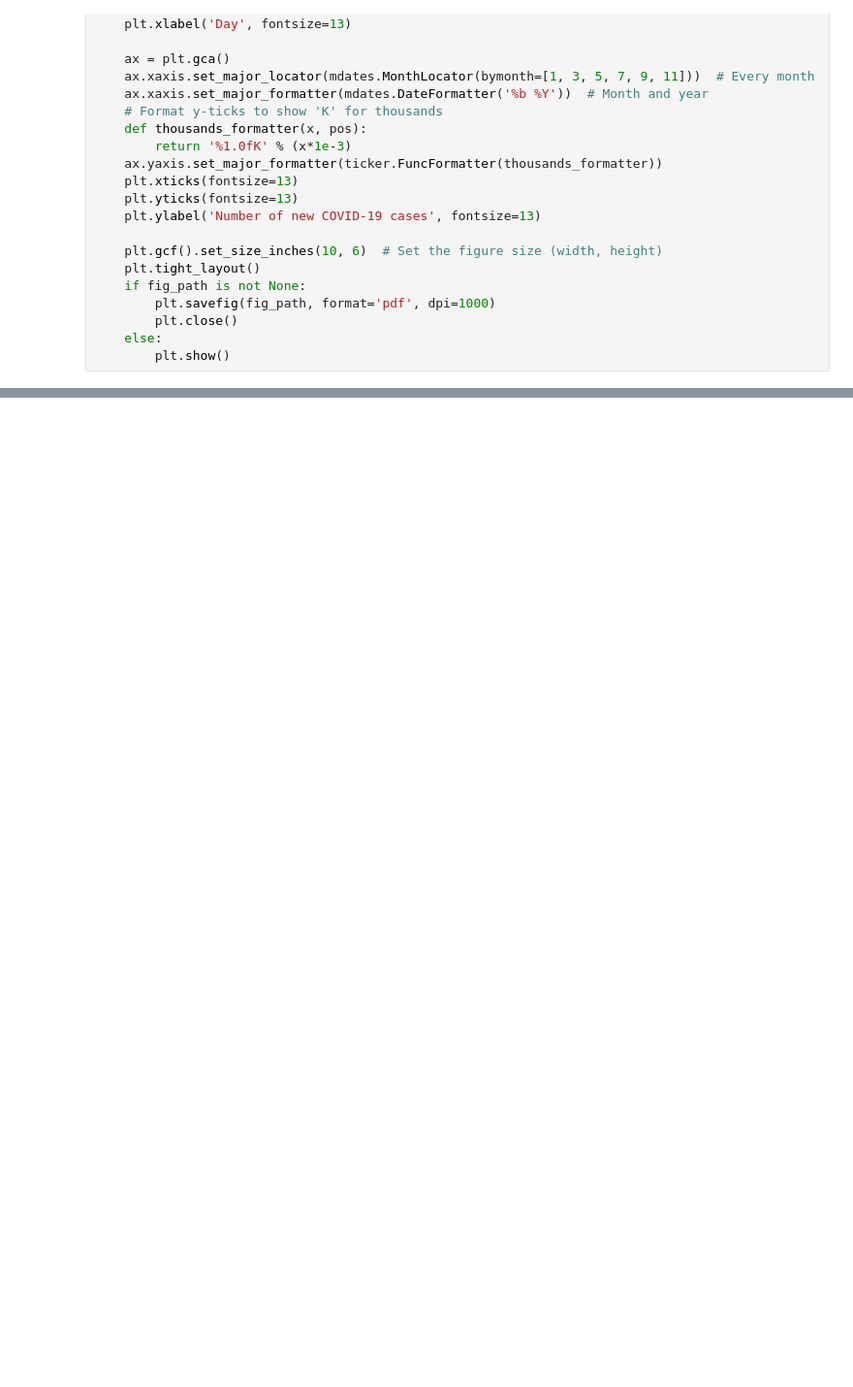
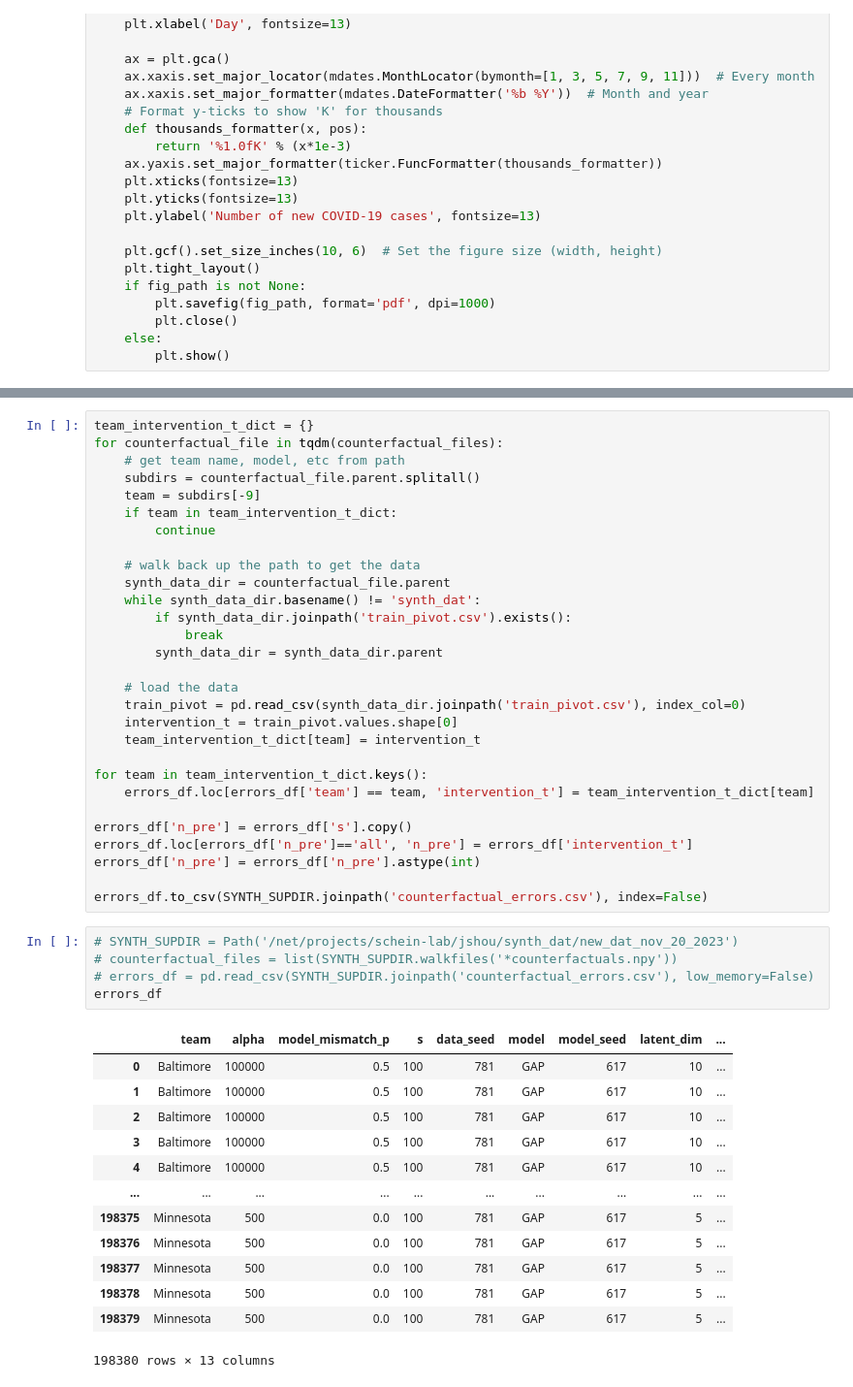
Before and after one commit to Joshuashou/Synthetic-Control-Paper-Model, a Jupyter notebook: src/semi_synthetic_experiment.ipynb, the cells around one changed output, grey strips where cells are left out. Shown at 97% size. Saved outputs shown, nothing was run; the diff lists cells and outputs as text; blank space fills up the shorter version.

```diff
--- a/src/semi_synthetic_experiment.ipynb
+++ b/src/semi_synthetic_experiment.ipynb
@@ -380,0 +449,48 @@ plot_counterfactual_trajectories(total_pivot,
+# %%
+team_intervention_t_dict = {}
+for counterfactual_file in tqdm(counterfactual_files):
+    # get team name, model, etc from path
+    subdirs = counterfactual_file.parent.splitall()
+    team = subdirs[-9]
+    if team in team_intervention_t_dict:
+        continue
+
+    # walk back up the path to get the data
+    synth_data_dir = counterfactual_file.parent
+    while synth_data_dir.basename() != 'synth_dat':
+        if synth_data_dir.joinpath('train_pivot.csv').exists():
+            break
+        synth_data_dir = synth_data_dir.parent
+
+    # load the data
+    train_pivot = pd.read_csv(synth_data_dir.joinpath('train_pivot.csv'), index_col=0)
+    intervention_t = train_pivot.values.shape[0]
+    team_intervention_t_dict[team] = intervention_t
+
+for team in team_intervention_t_dict.keys():
+    errors_df.loc[errors_df['team'] == team, 'intervention_t'] = team_intervention_t_dict[team]
+
+errors_df['n_pre'] = errors_df['s'].copy()
+errors_df.loc[errors_df['n_pre']=='all', 'n_pre'] = errors_df['intervention_t']
+errors_df['n_pre'] = errors_df['n_pre'].astype(int)
+
+errors_df.to_csv(SYNTH_SUPDIR.joinpath('counterfactual_errors.csv'), index=False)
+# %%
+# SYNTH_SUPDIR = Path('/net/projects/schein-lab/jshou/synth_dat/new_dat_nov_20_2023')
+# counterfactual_files = list(SYNTH_SUPDIR.walkfiles('*counterfactuals.npy'))
+# errors_df = pd.read_csv(SYNTH_SUPDIR.joinpath('counterfactual_errors.csv'), low_memory=False)
+errors_df
+# %% [output]
+|  | team | alpha | model_mismatch_p | s | data_seed | model | model_seed | latent_dim | ... |
+| 0 | Baltimore | 100000 | 0.5 | 100 | 781 | GAP | 617 | 10 | ... |
+| 1 | Baltimore | 100000 | 0.5 | 100 | 781 | GAP | 617 | 10 | ... |
+| 2 | Baltimore | 100000 | 0.5 | 100 | 781 | GAP | 617 | 10 | ... |
+| 3 | Baltimore | 100000 | 0.5 | 100 | 781 | GAP | 617 | 10 | ... |
+| 4 | Baltimore | 100000 | 0.5 | 100 | 781 | GAP | 617 | 10 | ... |
+| ... | ... | ... | ... | ... | ... | ... | ... | ... | ... |
+| 198375 | Minnesota | 500 | 0.0 | 100 | 781 | GAP | 617 | 5 | ... |
+| 198376 | Minnesota | 500 | 0.0 | 100 | 781 | GAP | 617 | 5 | ... |
+| 198377 | Minnesota | 500 | 0.0 | 100 | 781 | GAP | 617 | 5 | ... |
+| 198378 | Minnesota | 500 | 0.0 | 100 | 781 | GAP | 617 | 5 | ... |
+| 198379 | Minnesota | 500 | 0.0 | 100 | 781 | GAP | 617 | 5 | ... |
+198380 rows × 13 columns
```
Also changed, not shown: parts of 20 cells of this notebook, 5 other files.
